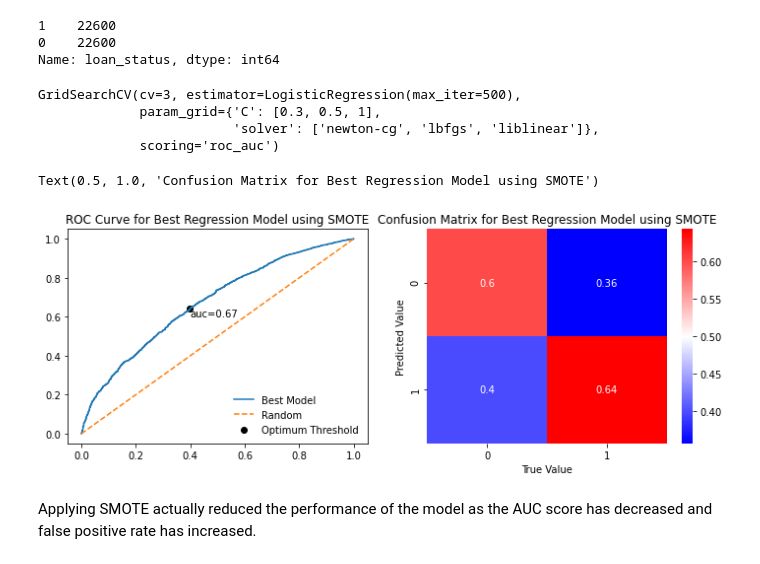
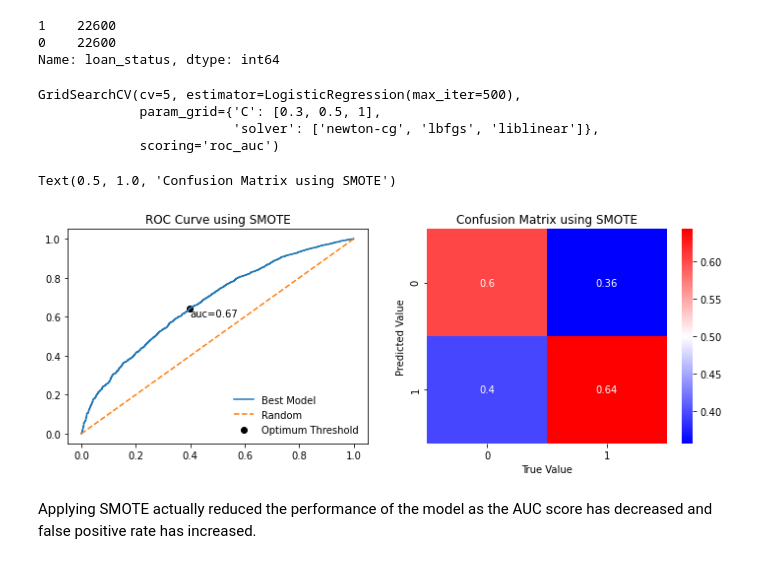
Before and after one commit to billy-moore-98/loan-prediction, a Jupyter notebook: loan_prediction_model.ipynb, the cells around one changed output. Cells and saved outputs as stored; diff of their text form; code cells hidden in the pictures.

```diff
--- a/loan_prediction_model.ipynb
+++ b/loan_prediction_model.ipynb
@@ -340,7 +342,7 @@ confs = {}
 # for each model calculate average auc score, roc curve and tp and fp for confusion matrix
 for i in models.keys():
 
-    scores = cross_val_score(models[i], X, y, scoring='roc_auc', cv=3)
+    scores = cross_val_score(models[i], X, y, scoring='roc_auc', cv=5)
     scoring[i] = np.mean(scores)
 
     models[i].fit(X, y)
@@ -438,6 +440,6 @@ hyperparameters = {
 }
 
 # conduct grid searching of logistic regression model
-grid = GridSearchCV(models['Logistic Regression'], param_grid=hyperparameters, cv=3, scoring='roc_auc')
+grid = GridSearchCV(models['Logistic Regression'], param_grid=hyperparameters, cv=5, scoring='roc_auc')
 grid.fit(X, y)
 # %% [output]
@@ -528,10 +530,10 @@ hyperparameters = {
 }
 
 # perform grid search using SMOTE train dataset
-grid_smote = GridSearchCV(models['Logistic Regression'], param_grid=hyperparameters, cv=3, scoring='roc_auc')
+grid_smote = GridSearchCV(models['Logistic Regression'], param_grid=hyperparameters, cv=5, scoring='roc_auc')
 grid_smote.fit(X_resampled, y_resampled)
 # %% [output]
-GridSearchCV(cv=3, estimator=LogisticRegression(max_iter=500),
+GridSearchCV(cv=5, estimator=LogisticRegression(max_iter=500),
              param_grid={'C': [0.3, 0.5, 1],
                          'solver': ['newton-cg', 'lbfgs', 'liblinear']},
              scoring='roc_auc')
@@ -544,37 +546,37 @@ probs_resampled = grid_smote.best_estimator_.predict_proba(X_test)
 
 # calculate false positives, true positives for different thresholds
 fp, tp, threshold = roc_curve(y_test, probs_resampled[:,1])
 
 # calculate auc scoring metric
 auc = roc_auc_score(y_test, probs_resampled[:,1])
 
 # calculate gmeans metric and identify optimum threshold
 gmeans = (tp * (1 - fp)) ** 0.5
 ix = np.argmax(gmeans)
 opt_threshold = threshold[ix]
 
 # predict class labels using optimum threshold
 predict = np.where(probs_resampled[:,1] >= opt_threshold, 1, 0)
 
 # plot roc curve and confusion matrix for SMOTE model
 conf = confusion_matrix(y_test, predict).T
 conf = conf.astype('float') / conf.sum(axis=0)
 
 fig, ax = plt.subplots(1, 2)
 fig.set_figwidth(12)
 ax[0].plot(fp, tp, label='Best Model')
 ax[0].plot([0,1], [0,1], linestyle='--', label='Random')
 ax[0].scatter(fp[ix], tp[ix], marker='o', color='black', label='Optimum Threshold')
 ax[0].text(0.4, 0.6, 'auc={}'.format(round(auc, 2)))
-ax[0].set_title('ROC Curve for Best Regression Model using SMOTE')
+ax[0].set_title('ROC Curve using SMOTE')
 ax[0].legend(loc='lower right', frameon=False)
 sns.heatmap(conf, annot=True, cmap='bwr', ax=ax[1])
 ax[1].set_xlabel('True Value')
 ax[1].set_ylabel('Predicted Value')
-ax[1].set_title('Confusion Matrix for Best Regression Model using SMOTE')
+ax[1].set_title('Confusion Matrix using SMOTE')
 # %% [output]
-Text(0.5, 1.0, 'Confusion Matrix for Best Regression Model using SMOTE')
+Text(0.5, 1.0, 'Confusion Matrix using SMOTE')
-[figure, old version]
+[figure, new version]
 # %% [markdown]
 Applying SMOTE actually reduced the performance of the model as the AUC score has decreased and false positive rate has increased.
 # %% [markdown]
```
Also changed, not shown: parts of 7 cells of this notebook.
